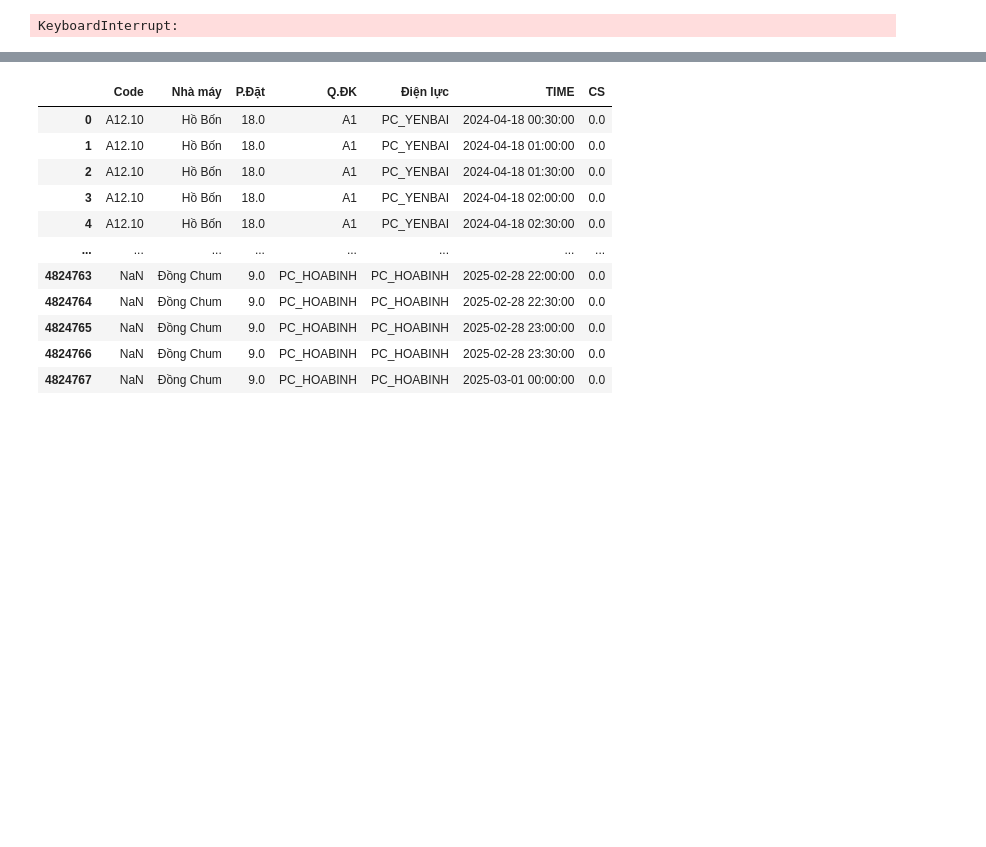
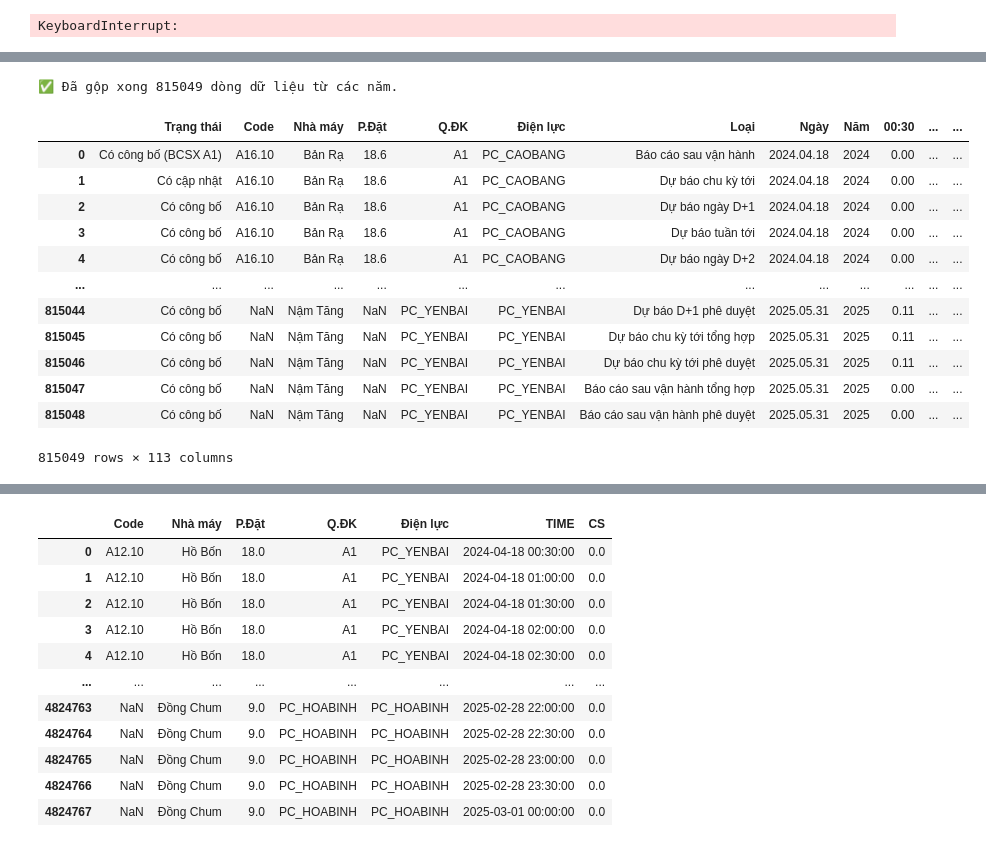
Before and after one commit to khuecoi2001/TDN_project, a Jupyter notebook: notebooks/BCSVH_DGMS.ipynb, the cells around one changed output, grey strips where cells are left out. Cells and saved outputs as stored; diff of their text form; code cells hidden in the pictures; blank space fills up the shorter version.

```diff
--- a/notebooks/BCSVH_DGMS.ipynb
+++ b/notebooks/BCSVH_DGMS.ipynb
@@ -104 +98,76 @@ print(f'✅ Đã gộp xong {len(df_bac)} dòng dữ liệu từ các năm.')
+# %%
+import pandas as pd
+import os
+import re
+
+root_path = r'P:/15. Hệ thống DGMS/Daily Report/Bac/BCSVH_xlsx'
+df_list = []
+
+for year in os.listdir(root_path):
+    year_path = os.path.join(root_path, year)
+    if not os.path.isdir(year_path):
+        continue
+
+    for month in range(1, 13):
+        folder_path = os.path.join(year_path, f'{month:02d}')
+        if not os.path.isdir(folder_path):
+            continue
+
+        files = [f for f in os.listdir(folder_path) if f.endswith('.xlsx') and ('-A1' in f or '-NPC' in f)]
+        for file in files:
+            date_match = re.search(r'(\d{4}\.\d{2}\.\d{2})', file)
+            if not date_match:
+                continue
+            date_part = date_match.group(1)
+            file_path = os.path.join(folder_path, file)
+
+            try:
+                if date_part <= '2025.03.01':
+                    if '-A1' in file:
+                        skiprows, nrows = 162, 896
+                    elif '-NPC' in file:
+                        skiprows, nrows = 92, 731
+                    else:
+                        continue
+                else:
+                    if '-A1' in file:
+                        skiprows, nrows = 300, 1851
+                    elif '-NPC' in file:
+                        skiprows, nrows = 160, 1481
+                    else:
+                        continue
+
+                df = pd.read_excel(
+                    file_path,
+                    skiprows=skiprows,
+                    usecols='A:BC',
+                    nrows=nrows,
+                    engine='openpyxl'
+                )
+                df.insert(7, 'Ngày', date_part)
+                df.insert(8, 'Năm', year)
+                df_list.append(df)
+            except Exception as e:
+                print(f"⚠️ Lỗi khi đọc file {file_path}: {e}")
+
+df_bac = pd.concat(df_list, ignore_index=True) if df_list else pd.DataFrame()
+print(f'✅ Đã gộp xong {len(df_bac)} dòng dữ liệu từ các năm.')
+# %% [output]
+✅ Đã gộp xong 815049 dòng dữ liệu từ các năm.
+# %%
+df_bac
+# %% [output]
+|  | Trạng thái | Code | Nhà máy | P.Đặt | Q.ĐK | Điện lực | Loại | Ngày | Năm | 00:30 | ... | ... |
+| 0 | Có công bố (BCSX A1) | A16.10 | Bản Rạ | 18.6 | A1 | PC_CAOBANG | Báo cáo sau vận hành | 2024.04.18 | 2024 | 0.00 | ... | ... |
+| 1 | Có cập nhật | A16.10 | Bản Rạ | 18.6 | A1 | PC_CAOBANG | Dự báo chu kỳ tới | 2024.04.18 | 2024 | 0.00 | ... | ... |
+| 2 | Có công bố | A16.10 | Bản Rạ | 18.6 | A1 | PC_CAOBANG | Dự báo ngày D+1 | 2024.04.18 | 2024 | 0.00 | ... | ... |
+| 3 | Có công bố | A16.10 | Bản Rạ | 18.6 | A1 | PC_CAOBANG | Dự báo tuần tới | 2024.04.18 | 2024 | 0.00 | ... | ... |
+| 4 | Có công bố | A16.10 | Bản Rạ | 18.6 | A1 | PC_CAOBANG | Dự báo ngày D+2 | 2024.04.18 | 2024 | 0.00 | ... | ... |
+| ... | ... | ... | ... | ... | ... | ... | ... | ... | ... | ... | ... | ... |
+| 815044 | Có công bố | NaN | Nậm Tăng | NaN | PC_YENBAI | PC_YENBAI | Dự báo D+1 phê duyệt | 2025.05.31 | 2025 | 0.11 | ... | ... |
+| 815045 | Có công bố | NaN | Nậm Tăng | NaN | PC_YENBAI | PC_YENBAI | Dự báo chu kỳ tới tổng hợp | 2025.05.31 | 2025 | 0.11 | ... | ... |
+| 815046 | Có công bố | NaN | Nậm Tăng | NaN | PC_YENBAI | PC_YENBAI | Dự báo chu kỳ tới phê duyệt | 2025.05.31 | 2025 | 0.11 | ... | ... |
+| 815047 | Có công bố | NaN | Nậm Tăng | NaN | PC_YENBAI | PC_YENBAI | Báo cáo sau vận hành tổng hợp | 2025.05.31 | 2025 | 0.00 | ... | ... |
+| 815048 | Có công bố | NaN | Nậm Tăng | NaN | PC_YENBAI | PC_YENBAI | Báo cáo sau vận hành phê duyệt | 2025.05.31 | 2025 | 0.00 | ... | ... |
+815049 rows × 113 columns
 # %%
```
Also changed, not shown: parts of 5 cells of this notebook, 4 other files.
